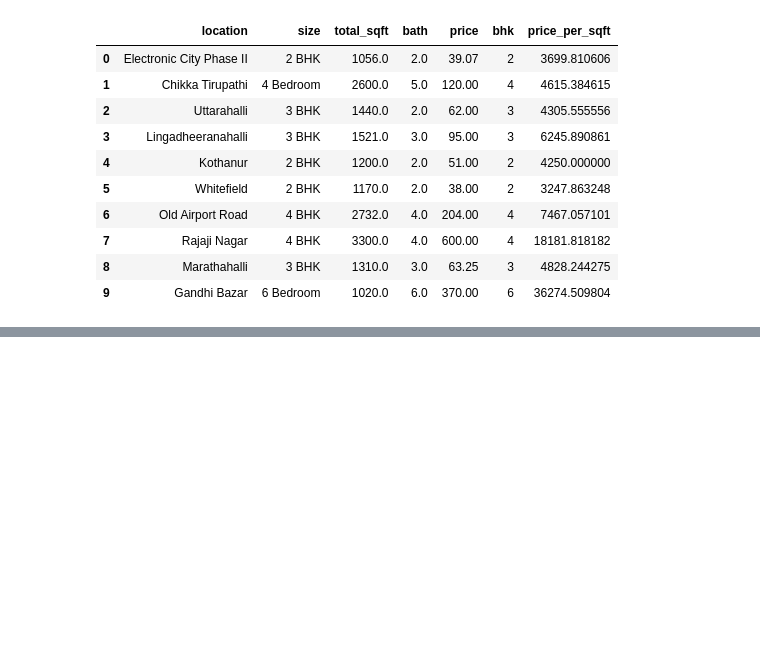
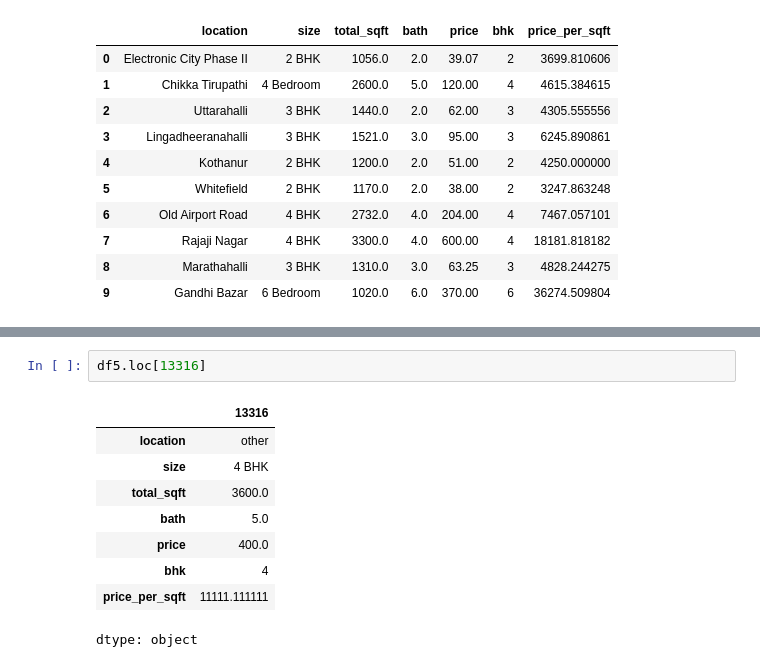
Before and after one commit to Inshalmunaf/Models, a Jupyter notebook: House_Prediction.ipynb, the cells around one changed output, grey strips where cells are left out. Saved outputs shown, nothing was run; the diff lists cells and outputs as text; blank space fills up the shorter version.

```diff
--- a/House_Prediction.ipynb
+++ b/House_Prediction.ipynb
@@ -203,0 +256,12 @@ df5.head(10 )
+# %%
+df5.loc[13316]
+# %% [output]
+|  | 13316 |
+| location | other |
+| size | 4 BHK |
+| total_sqft | 3600.0 |
+| bath | 5.0 |
+| price | 400.0 |
+| bhk | 4 |
+| price_per_sqft | 11111.111111 |
+dtype: object
```
Also changed, not shown: parts of 5 cells of this notebook.
